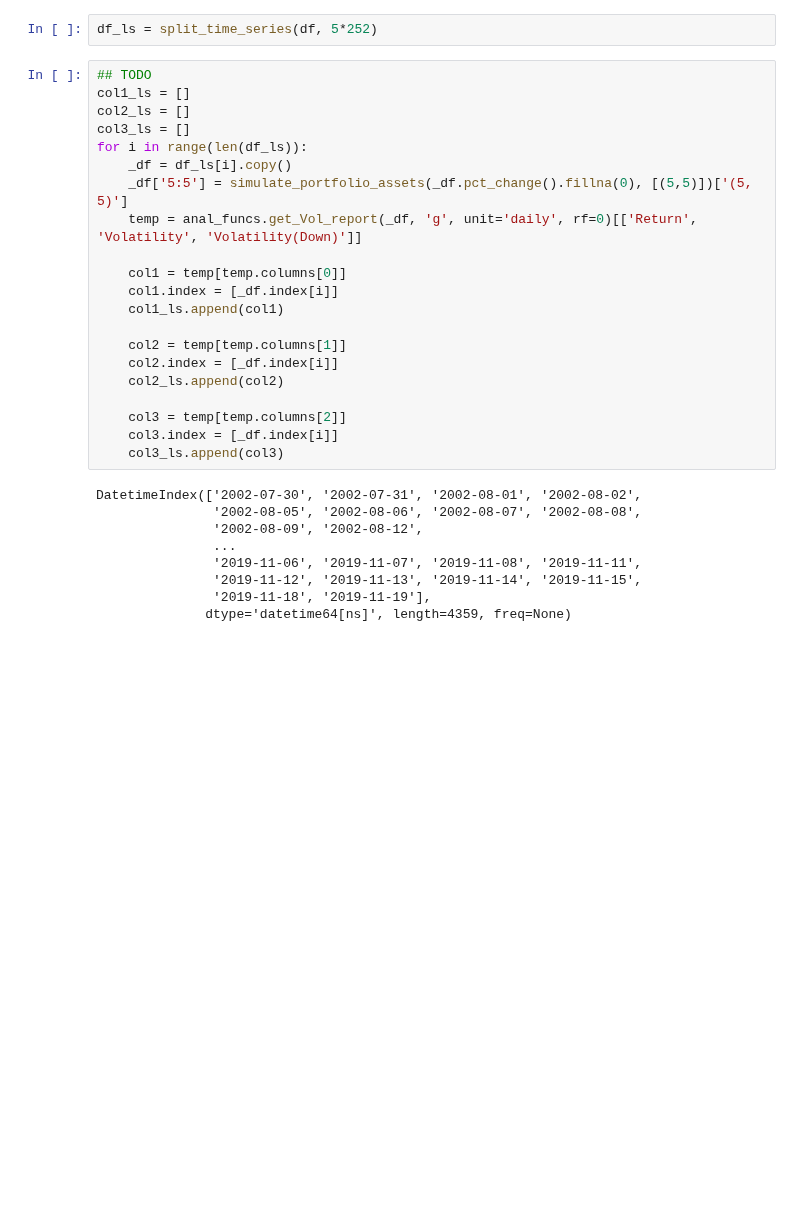
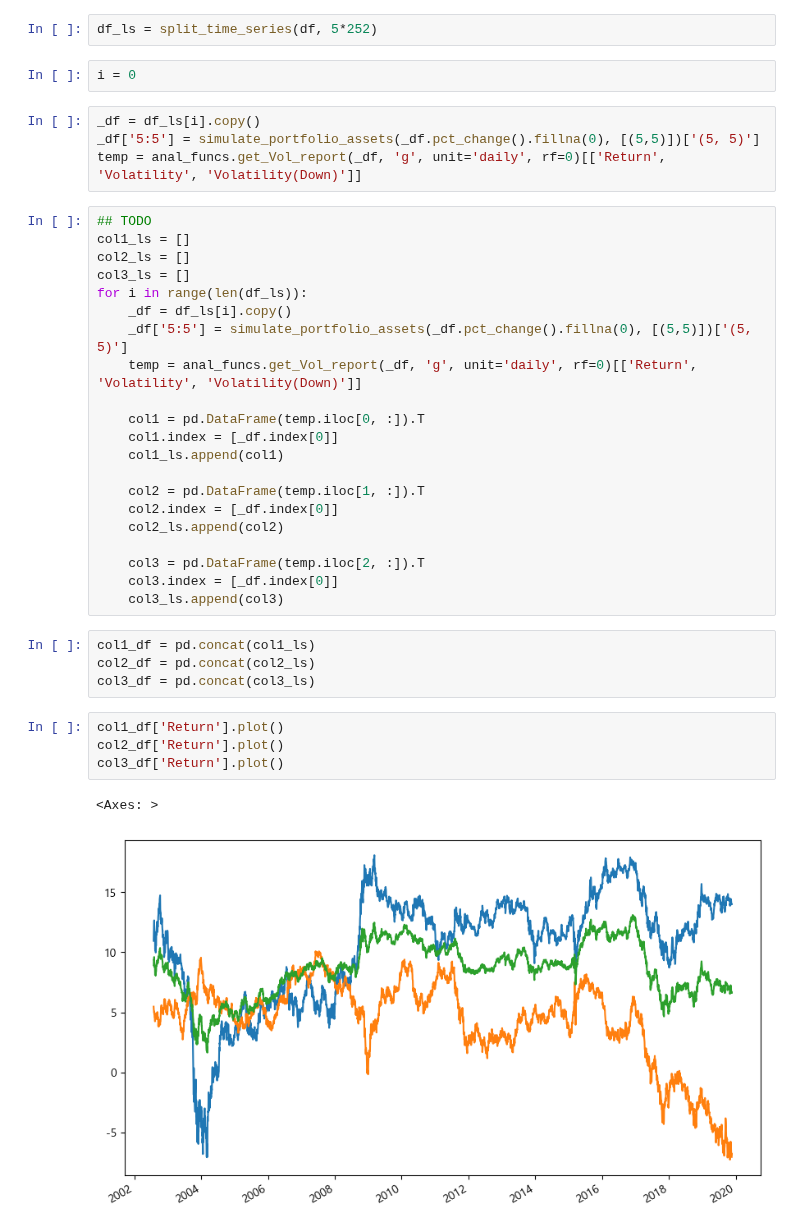
Before and after one commit to sdjhs0327/ws_fn, a Jupyter notebook: strategy/99_02_Report_RRP.ipynb, the cells around one changed output. Saved outputs shown, nothing was run; the diff lists cells and outputs as text; blank space fills up the shorter version.

```diff
--- a/strategy/99_02_Report_RRP.ipynb
+++ b/strategy/99_02_Report_RRP.ipynb
@@ -191,6 +191,12 @@ def split_time_series(df, n_days):
 rets = df.pct_change().fillna(0)
 # %%
 df_ls = split_time_series(df, 5*252)
+# %%
+i = 0
+# %%
+_df = df_ls[i].copy()
+_df['5:5'] = simulate_portfolio_assets(_df.pct_change().fillna(0), [(5,5)])['(5, 5)']
+temp = anal_funcs.get_Vol_report(_df, 'g', unit='daily', rf=0)[['Return', 'Volatility', 'Volatility(Down)']]
 # %%
 ## TODO
 col1_ls = []
@@ -201,23 +207,25 @@ for i in range(len(df_ls)):
     _df['5:5'] = simulate_portfolio_assets(_df.pct_change().fillna(0), [(5,5)])['(5, 5)']
     temp = anal_funcs.get_Vol_report(_df, 'g', unit='daily', rf=0)[['Return', 'Volatility', 'Volatility(Down)']]
 
-    col1 = temp[temp.columns[0]]
-    col1.index = [_df.index[i]]
+    col1 = pd.DataFrame(temp.iloc[0, :]).T
+    col1.index = [_df.index[0]]
     col1_ls.append(col1)
 
-    col2 = temp[temp.columns[1]]
-    col2.index = [_df.index[i]]
+    col2 = pd.DataFrame(temp.iloc[1, :]).T
+    col2.index = [_df.index[0]]
     col2_ls.append(col2)
 
-    col3 = temp[temp.columns[2]]
-    col3.index = [_df.index[i]]
+    col3 = pd.DataFrame(temp.iloc[2, :]).T
+    col3.index = [_df.index[0]]
     col3_ls.append(col3)
-# %% [output]
-DatetimeIndex(['2002-07-30', '2002-07-31', '2002-08-01', '2002-08-02',
-               '2002-08-05', '2002-08-06', '2002-08-07', '2002-08-08',
-               '2002-08-09', '2002-08-12',
-               ...
-               '2019-11-06', '2019-11-07', '2019-11-08', '2019-11-11',
-               '2019-11-12', '2019-11-13', '2019-11-14', '2019-11-15',
-               '2019-11-18', '2019-11-19'],
-              dtype='datetime64[ns]', length=4359, freq=None)
+# %%
+col1_df = pd.concat(col1_ls)
+col2_df = pd.concat(col2_ls)
+col3_df = pd.concat(col3_ls)
+# %%
+col1_df['Return'].plot()
+col2_df['Return'].plot()
+col3_df['Return'].plot()
+# %% [output]
+<Axes: >
+[figure, added]
```
